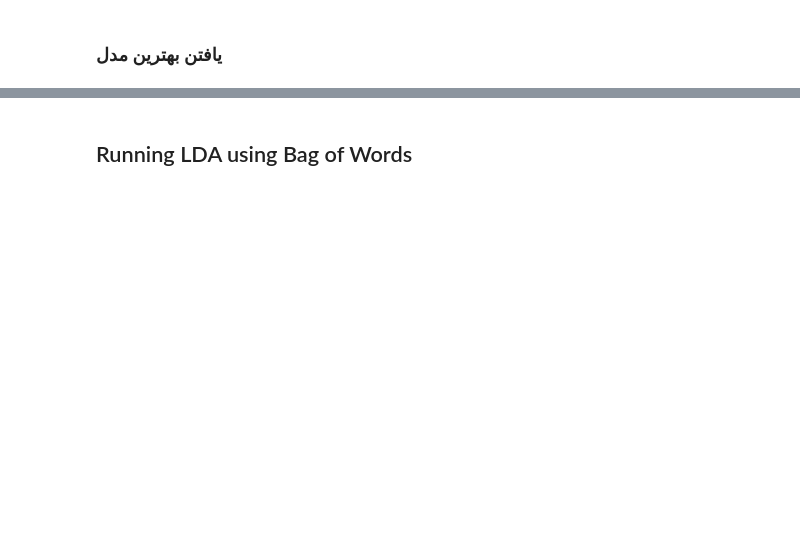
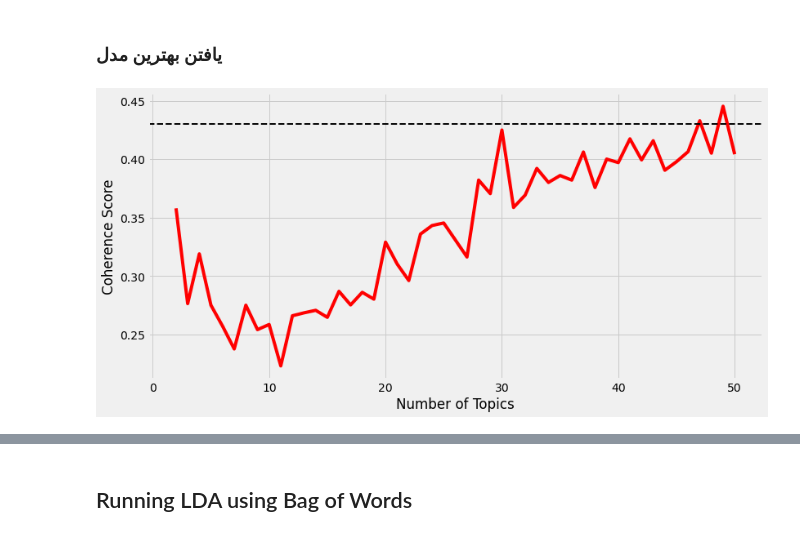
Before and after one commit to haghbinh/Topic-Models, a Jupyter notebook: Codes/Abstract_LDA-2.ipynb, the cells around one changed output, grey strips where cells are left out. Cells and saved outputs as stored; diff of their text form; code cells hidden in the pictures; blank space fills up the shorter version.

```diff
--- a/Codes/Abstract_LDA-2.ipynb
+++ b/Codes/Abstract_LDA-2.ipynb
@@ -116,8 +117,13 @@ def topic_model_coherence_generator(corpus, texts, dictionary, start_topic_count
   models = []
   coherence_scores = []
   for topic_nums in tqdm(range(start_topic_count, end_topic_count+1, step)):
-    mallet_lda_model = gensim.models.LdaMulticore(corpus=corpus, num_topics=topic_nums,
-                                                            id2word=dictionary, iterations=500)
+    mallet_lda_model = gensim.models.ldamodel.LdaModel(corpus=corpus, num_topics=topic_nums,
+                                                            id2word=dictionary,random_state=100,
+                                           update_every=1,
+                                           chunksize=100,
+                                           passes=10,
+                                           alpha='auto',
+                                           per_word_topics=True)
 
     cv_coherence_model_mallet_lda = gensim. models.CoherenceModel (model=mallet_lda_model, corpus=corpus, texts=texts,
                                                                      dictionary=dictionary, coherence='c_v')
@@ -234,0 +243,20 @@ lda_models, coherence_scores = topic_model_coherence_generator(corpus=corpus_tfi
+# %%
+import matplotlib.pyplot as plt
+plt.style.use('fivethirtyeight')
+
+
+x_ax = range(2, 51, 1)
+y_ax = coherence_scores
+
+plt.figure(figsize=(12, 6))
+plt.plot(x_ax, y_ax, c='r')
+
+plt.axhline(y=0.43, c='k', linestyle='--', linewidth=2)
+plt.rcParams['figure.facecolor'] = 'white'
+
+xl = plt.xlabel('Number of Topics')
+yl = plt.ylabel('Coherence Score')
+
+plt.show()
+# %% [output]
+[figure, added]
```
Also changed, not shown: parts of 22 cells of this notebook.
